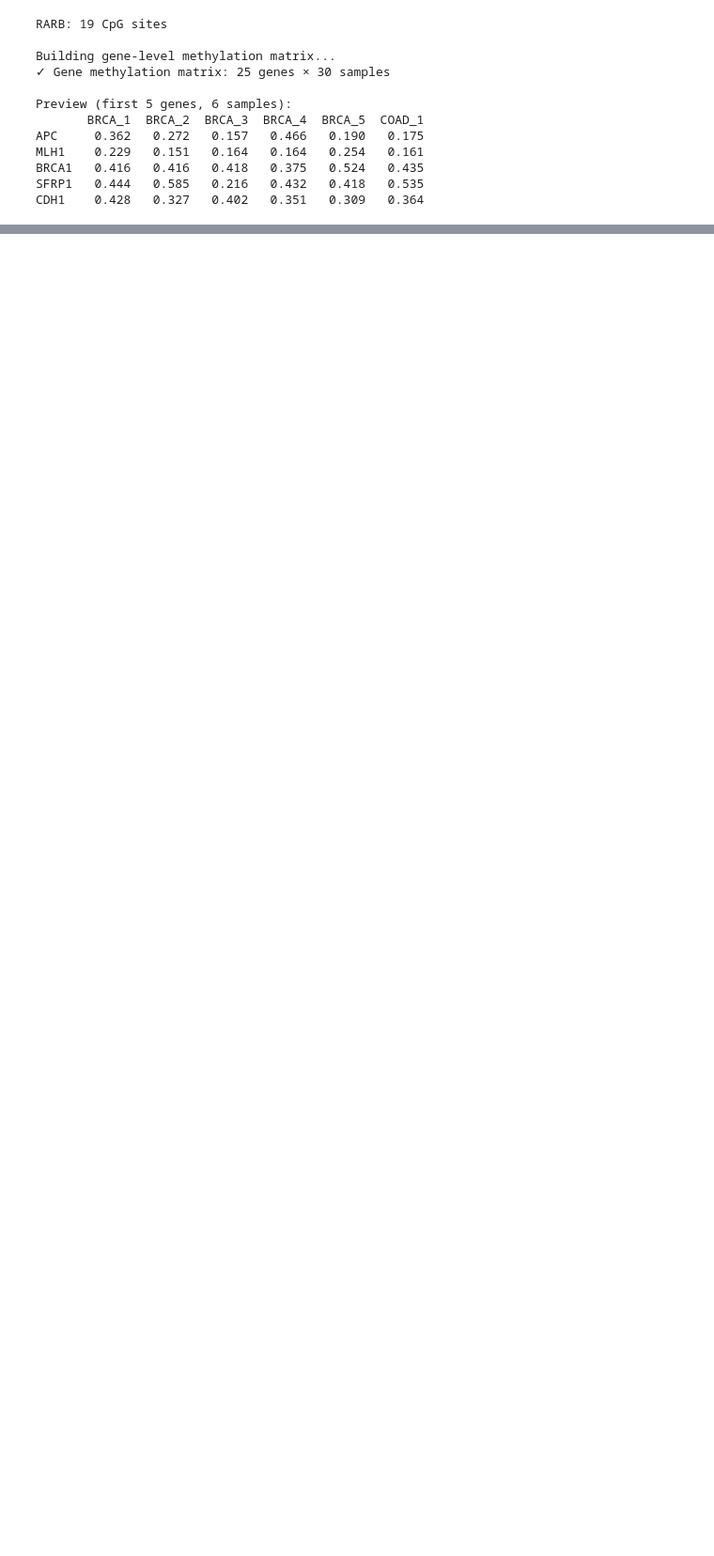
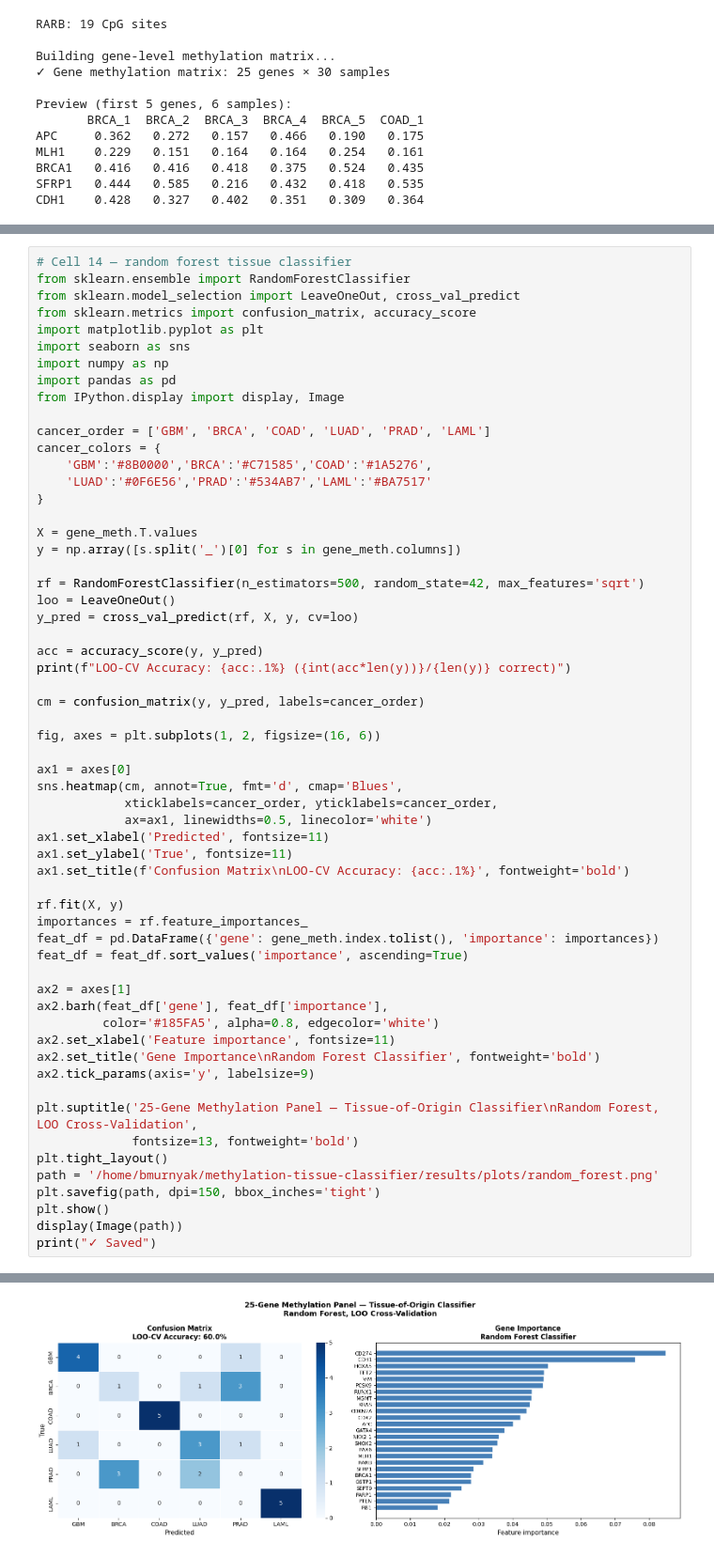
Before and after one commit to bmurnyak/methylation-tissue-classifier, a Jupyter notebook: notebooks/01_ccle_methylation_panel.ipynb, the cells around one changed output, grey strips where cells are left out. Shown at 94% size. Saved outputs shown, nothing was run; the diff lists cells and outputs as text; blank space fills up the shorter version.

```diff
--- a/notebooks/01_ccle_methylation_panel.ipynb
+++ b/notebooks/01_ccle_methylation_panel.ipynb
@@ -432,0 +855,60 @@ ModuleNotFoundError: No module named 'matplotlib'
+# %%
+# Cell 14 — random forest tissue classifier
+from sklearn.ensemble import RandomForestClassifier
+from sklearn.model_selection import LeaveOneOut, cross_val_predict
+from sklearn.metrics import confusion_matrix, accuracy_score
+import matplotlib.pyplot as plt
+import seaborn as sns
+import numpy as np
+import pandas as pd
+from IPython.display import display, Image
+
+cancer_order = ['GBM', 'BRCA', 'COAD', 'LUAD', 'PRAD', 'LAML']
+cancer_colors = {
+    'GBM':'#8B0000','BRCA':'#C71585','COAD':'#1A5276',
+    'LUAD':'#0F6E56','PRAD':'#534AB7','LAML':'#BA7517'
+}
+
+X = gene_meth.T.values
+y = np.array([s.split('_')[0] for s in gene_meth.columns])
+
+rf = RandomForestClassifier(n_estimators=500, random_state=42, max_features='sqrt')
+loo = LeaveOneOut()
+y_pred = cross_val_predict(rf, X, y, cv=loo)
+
+acc = accuracy_score(y, y_pred)
+print(f"LOO-CV Accuracy: {acc:.1%} ({int(acc*len(y))}/{len(y)} correct)")
+
+cm = confusion_matrix(y, y_pred, labels=cancer_order)
+
+fig, axes = plt.subplots(1, 2, figsize=(16, 6))
+
+ax1 = axes[0]
+sns.heatmap(cm, annot=True, fmt='d', cmap='Blues',
+            xticklabels=cancer_order, yticklabels=cancer_order,
+            ax=ax1, linewidths=0.5, linecolor='white')
+ax1.set_xlabel('Predicted', fontsize=11)
+ax1.set_ylabel('True', fontsize=11)
+ax1.set_title(f'Confusion Matrix\nLOO-CV Accuracy: {acc:.1%}', fontweight='bold')
+
+rf.fit(X, y)
+importances = rf.feature_importances_
+feat_df = pd.DataFrame({'gene': gene_meth.index.tolist(), 'importance': importances})
+feat_df = feat_df.sort_values('importance', ascending=True)
+
+ax2 = axes[1]
+ax2.barh(feat_df['gene'], feat_df['importance'],
+         color='#185FA5', alpha=0.8, edgecolor='white')
+ax2.set_xlabel('Feature importance', fontsize=11)
+ax2.set_title('Gene Importance\nRandom Forest Classifier', fontweight='bold')
+ax2.tick_params(axis='y', labelsize=9)
+
+plt.suptitle('25-Gene Methylation Panel — Tissue-of-Origin Classifier\nRandom Forest, LOO Cross-Validation',
+             fontsize=13, fontweight='bold')
+plt.tight_layout()
+path = '/home/bmurnyak/methylation-tissue-classifier/results/plots/random_forest.png'
+plt.savefig(path, dpi=150, bbox_inches='tight')
+plt.show()
+display(Image(path))
+print("✓ Saved")
+# %% [output]
@@ -432,0 +916 @@ ModuleNotFoundError: No module named 'matplotlib'
+[figure, added]
```
Also changed, not shown: parts of 14 cells of this notebook, 34 other files.
